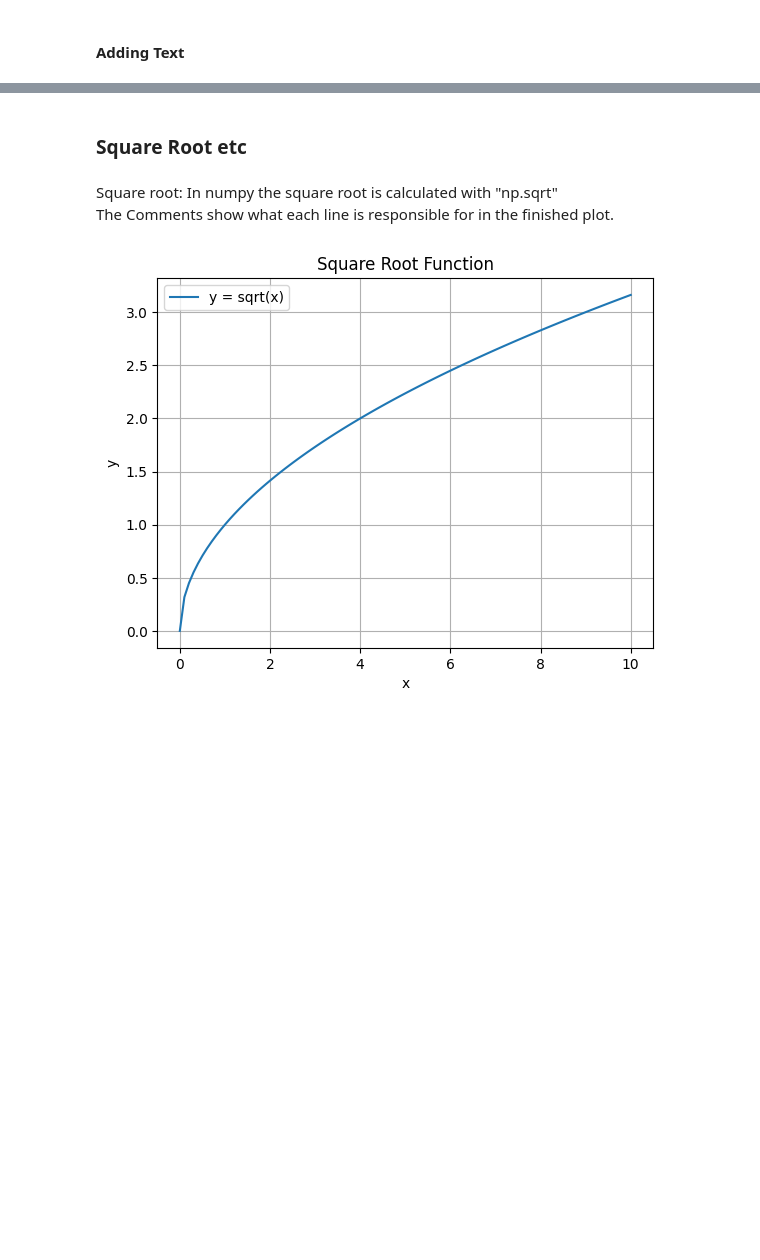
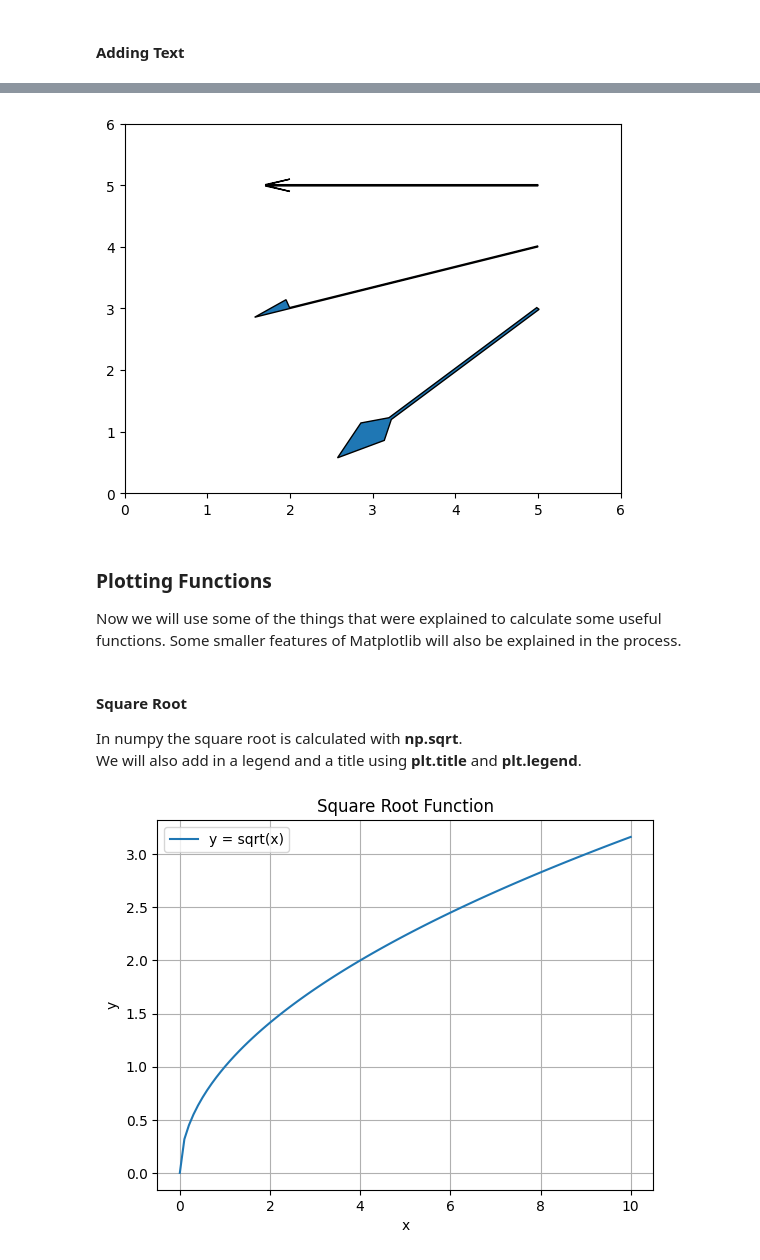
Before and after one commit to ifsm/pymus, a Jupyter notebook: Calculations, Plot, Conditions, Strings/Calculations, Plot, Conditions, Strings.ipynb, the cells around one changed output, grey strips where cells are left out. Saved outputs shown, nothing was run; the diff lists cells and outputs as text; code cells hidden in the pictures; blank space fills up the shorter version.

```diff
--- a/Calculations, Plot, Conditions, Strings/Calculations, Plot, Conditions, Strings.ipynb
+++ b/Calculations, Plot, Conditions, Strings/Calculations, Plot, Conditions, Strings.ipynb
@@ -1327,7 +1359,22 @@ Some of the things that can be changed about an axes were already used in the se
+# %%
+import numpy as np
+import matplotlib.pyplot as plt
+
+plt.plot()
+plt.xlim(0, 6)
+plt.ylim(0, 6)
+
+plt.arrow(5, 5, -3, 0, width=0.02, head_width=0.2, overhang=1)
+plt.arrow(5, 4, -3, -1, width=0.03, head_width=0.3, shape='left')
+plt.arrow(5, 3, -2, -2, width=0.04, head_width=0.4, overhang=-0.5)
+plt.show()
+# %% [output]
+[figure, added]
 # %% [markdown]
-<h3>Square Root etc</h3>
+<h3>Plotting Functions</h3>
+Now we will use some of the things that were explained to calculate some useful functions. Some smaller features of Matplotlib will also be explained in the process.
 # %% [markdown]
-Square root:
-In numpy the square root is calculated with "np.sqrt" <br>
-The Comments show what each line is responsible for in the finished plot.
+<h4>Square Root</h4>
+In numpy the square root is calculated with <b>np.sqrt</b>.<br>
+We will also add in a legend and a title using <b>plt.title</b> and <b>plt.legend</b>.
 # %%
```
Also changed, not shown: parts of 29 cells of this notebook.
